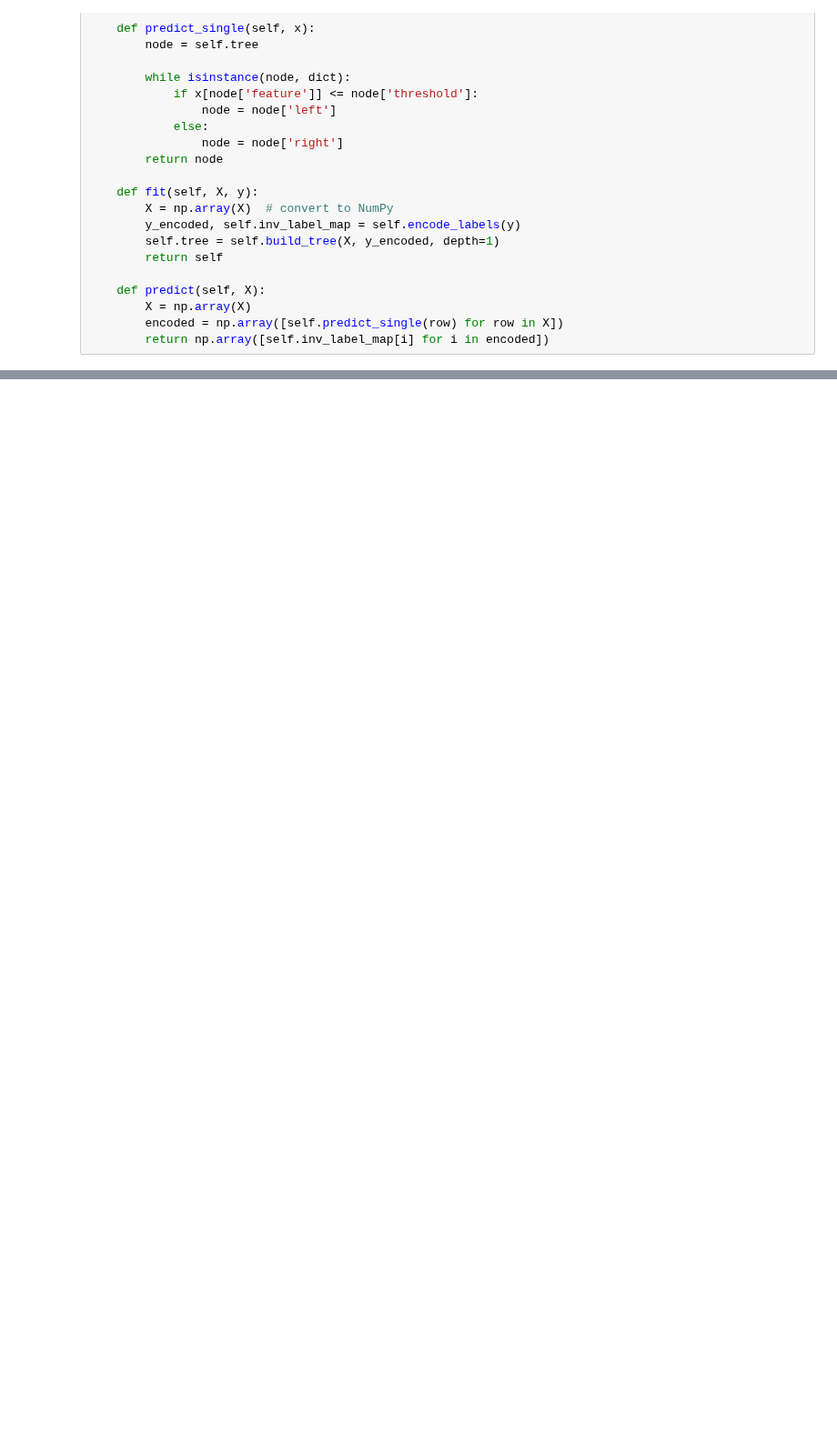
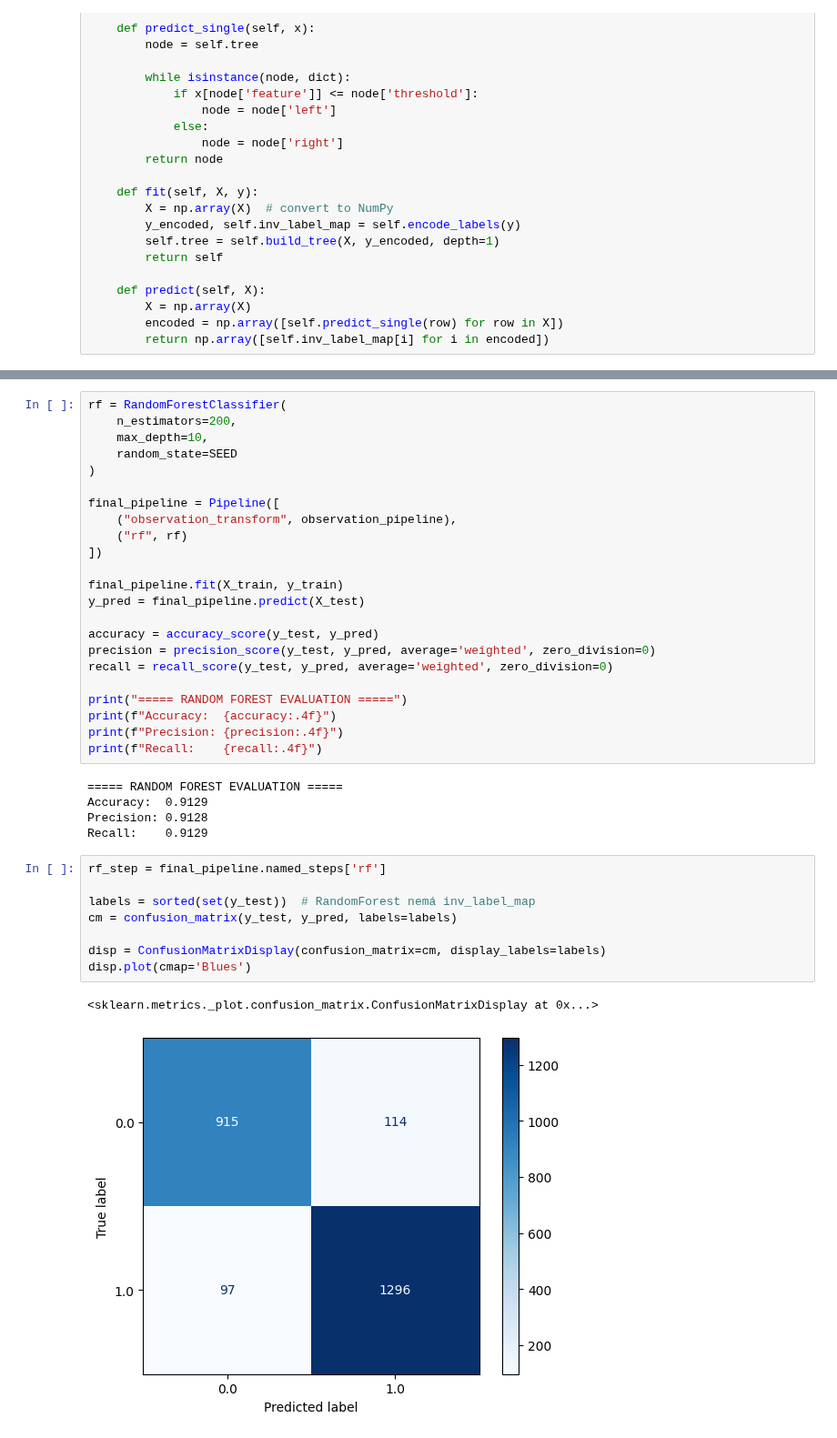
Before and after one commit to kurcinamarian/IAU, a Jupyter notebook: phase_3.ipynb, the cells around one changed output, grey strips where cells are left out. Shown at 91% size. Drawn from its saved outputs; the diff is of its cells as text; blank space fills up the shorter version.

```diff
--- a/phase_3.ipynb
+++ b/phase_3.ipynb
@@ -300,0 +319,39 @@ disp.plot(cmap='Blues')
+# %%
+rf = RandomForestClassifier(
+    n_estimators=200,
+    max_depth=10,
+    random_state=SEED
+)
+
+final_pipeline = Pipeline([
+    ("observation_transform", observation_pipeline),
+    ("rf", rf)
+])
+
+final_pipeline.fit(X_train, y_train)
+y_pred = final_pipeline.predict(X_test)
+
+accuracy = accuracy_score(y_test, y_pred)
+precision = precision_score(y_test, y_pred, average='weighted', zero_division=0)
+recall = recall_score(y_test, y_pred, average='weighted', zero_division=0)
+
+print("===== RANDOM FOREST EVALUATION =====")
+print(f"Accuracy:  {accuracy:.4f}")
+print(f"Precision: {precision:.4f}")
+print(f"Recall:    {recall:.4f}")
+# %% [output]
+===== RANDOM FOREST EVALUATION =====
+Accuracy:  0.9129
+Precision: 0.9128
+Recall:    0.9129
+# %%
+rf_step = final_pipeline.named_steps['rf']
+
+labels = sorted(set(y_test))  # RandomForest nemá inv_label_map
+cm = confusion_matrix(y_test, y_pred, labels=labels)
+
+disp = ConfusionMatrixDisplay(confusion_matrix=cm, display_labels=labels)
+disp.plot(cmap='Blues')
+# %% [output]
+<sklearn.metrics._plot.confusion_matrix.ConfusionMatrixDisplay at 0x...>
+[figure, added]
```
Also changed, not shown: parts of 11 cells of this notebook.
